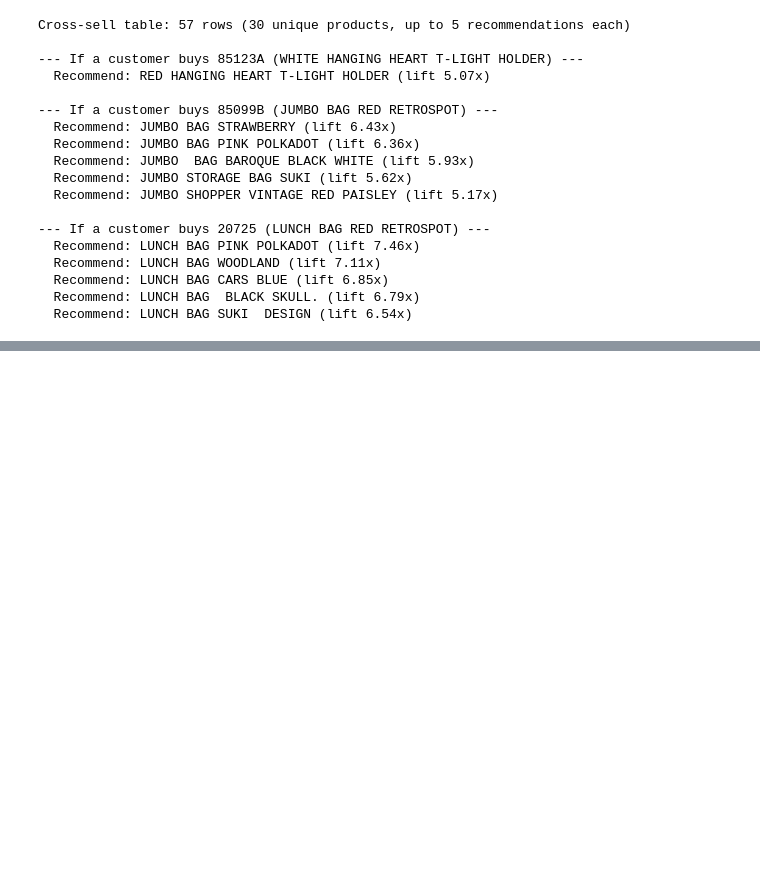
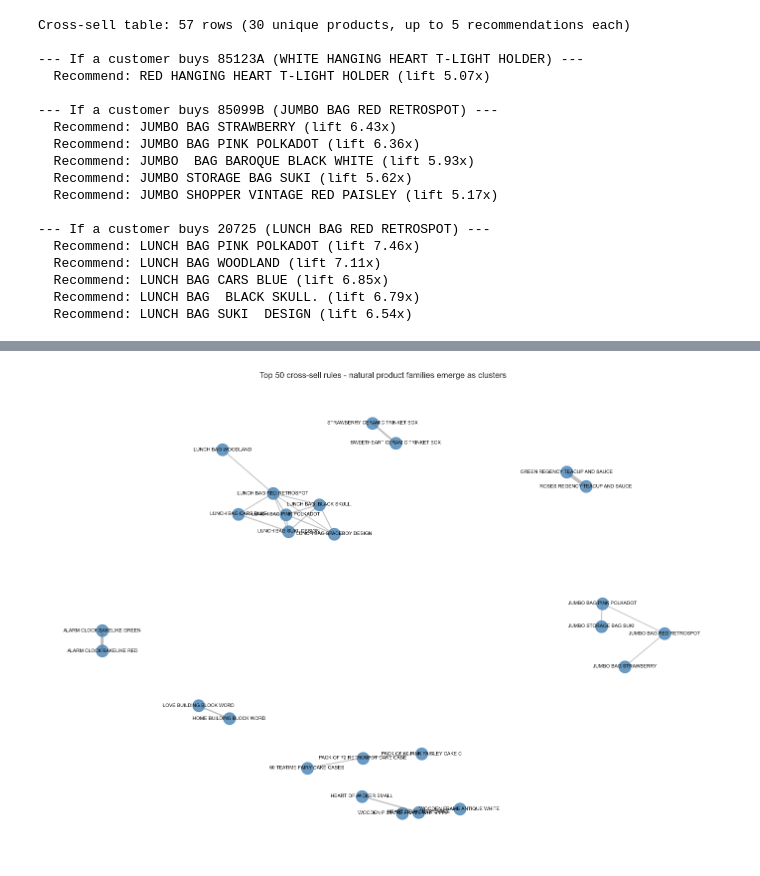
Before and after one commit to JomarHAN/ML-UCI-Online-Retail-II, a Jupyter notebook: notebooks/07_market_basket.ipynb, the cells around one changed output, grey strips where cells are left out. Cells and saved outputs as stored; diff of their text form; code cells hidden in the pictures; blank space fills up the shorter version.

Commit message:
9. Visualize the recommendation network

```diff
--- a/notebooks/07_market_basket.ipynb
+++ b/notebooks/07_market_basket.ipynb
@@ -353,0 +358,24 @@ Cross-sell table: 57 rows (30 unique products, up to 5 recommendations each)
+# %%
+import networkx as nx
+
+# Take top 50 highest-list unique pairs to keep the graph readable
+top_pairs = pair_rules.nlargest(50, 'lift').copy()
+G = nx.Graph()
+for _, r in top_pairs.iterrows():
+    a_desc = desc_lookup.get(r['antecedent_code'], r['antecedent_code'])[:30]
+    c_desc = desc_lookup.get(r['consequent_code'], r['consequent_code'])[:30]
+    G.add_edge(a_desc, c_desc, weight=r['lift'])
+
+fig, ax = plt.subplots(figsize=(14,10))
+pos = nx.spring_layout(G, k=0.8, seed=42)
+edge_widths = [G[u][v]['weight'] / 5 for u, v in G.edges()]
+nx.draw_networkx_nodes(G, pos, node_size=300, node_color='steelblue', alpha=0.8, ax=ax)
+nx.draw_networkx_edges(G, pos, width=edge_widths, alpha=0.5, edge_color='gray', ax=ax)
+nx.draw_networkx_labels(G, pos, font_size=7, ax=ax)
+ax.set_title('Top 50 cross-sell rules - natural product families emerge as clusters')
+ax.axis('off')
+plt.tight_layout()
+plt.savefig(REPORTS_DIR / 'basket_network.png', dpi=120, bbox_inches='tight')
+plt.show()
+# %% [output]
+[figure, added]
```
Also changed, not shown: parts of 1 cell of this notebook, 1 other file.
